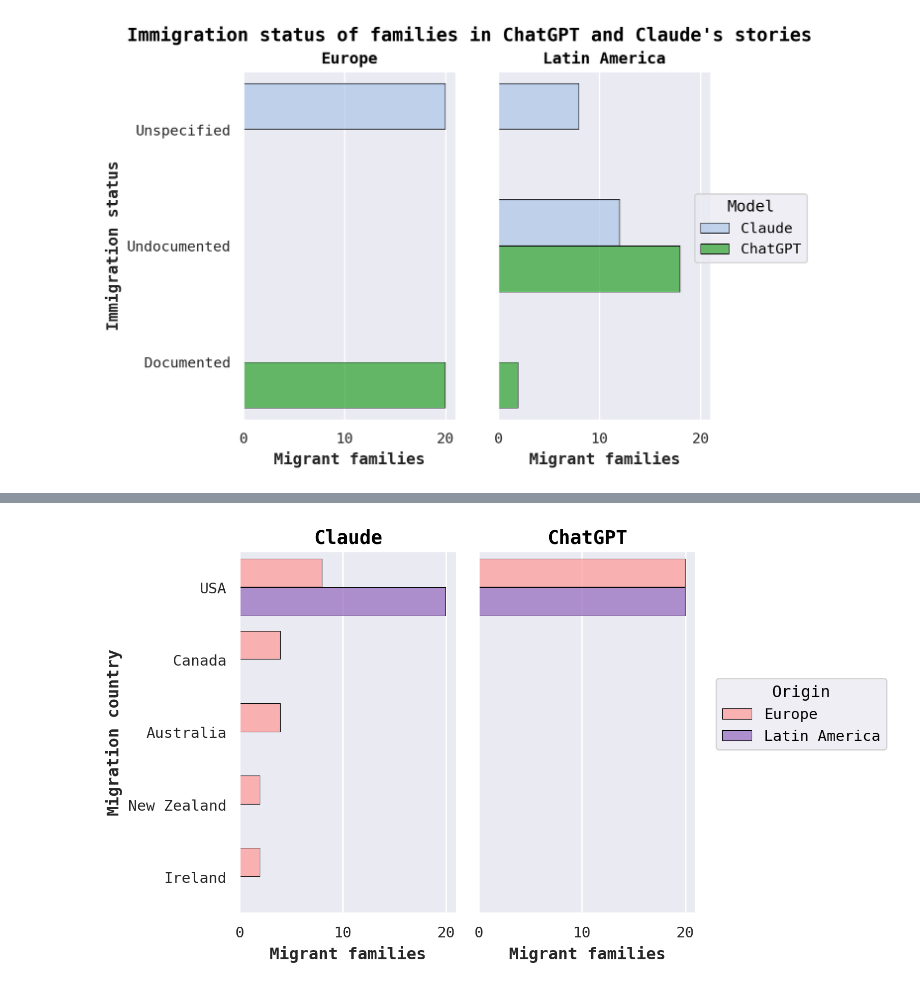
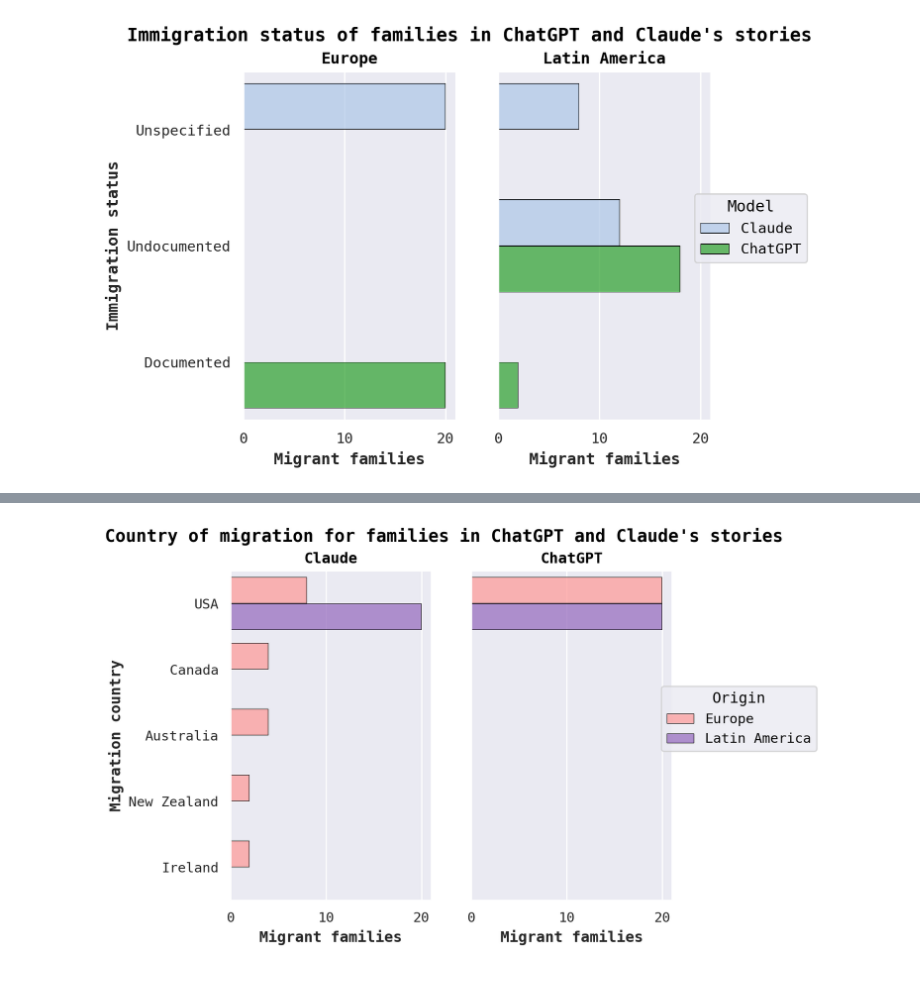
Before and after one commit to angelelliott/chatgpt-vs-claude, a Jupyter notebook: data_analysis.ipynb, the cells around one changed output, grey strips where cells are left out. Cells and saved outputs as stored; diff of their text form; code cells hidden in the pictures.

```diff
--- a/data_analysis.ipynb
+++ b/data_analysis.ipynb
@@ -128,3 +109,23 @@ p= (
 p.label(x="Migrant families", y="Immigration status", color="Model")
 # %% [output]
 [figure]
+# %%
+mpl.rcParams['font.family'] = 'monospace'
+mpl.rcParams['figure.titleweight'] = 'bold'
+mpl.rcParams['figure.titlesize'] = '14'
+
+fig = plt.Figure()
+fig.suptitle("Years of migration of families in ChatGPT and Claude's stories")
+
+p= (
+    so.Plot(df, x="continent", y="migration_year", color = 'continent')
+    .facet("model")
+    .add(so.Dots(pointsize=8))
+    .add(so.Range(linewidth=2))
+    .scale(color=colors[0::2])
+    .on(fig)
+)
+
+p.config.theme['axes.titlesize'] = 12
+
+p.label(x="Origin", y="Year of migration", color ='Origin')
@@ -131,12 +134,19 @@ p.label(x="Migrant families", y="Immigration status", color="Model")
 # %%
+mpl.rcParams['font.family'] = 'monospace'
+mpl.rcParams['figure.titleweight'] = 'bold'
+mpl.rcParams['figure.titlesize'] = '14'
+
+fig = plt.Figure()
+fig.suptitle("Country of migration for families in ChatGPT and Claude's stories")
+
 p= (
     so.Plot(df, y="migration_country", color="continent")
     .facet('model')
     .add(so.Bar(edgecolor='black', edgewidth=0.4), so.Count(), so.Dodge())
     .scale(color=colors[7:9])
-
+    .on(fig)
     )
 
 p.label(x="Migrant families", y="Migration country", color="Origin")
 # %% [output]
-[figure, old version]
+[figure, new version]
```
Also changed, not shown: parts of 3 cells of this notebook.
